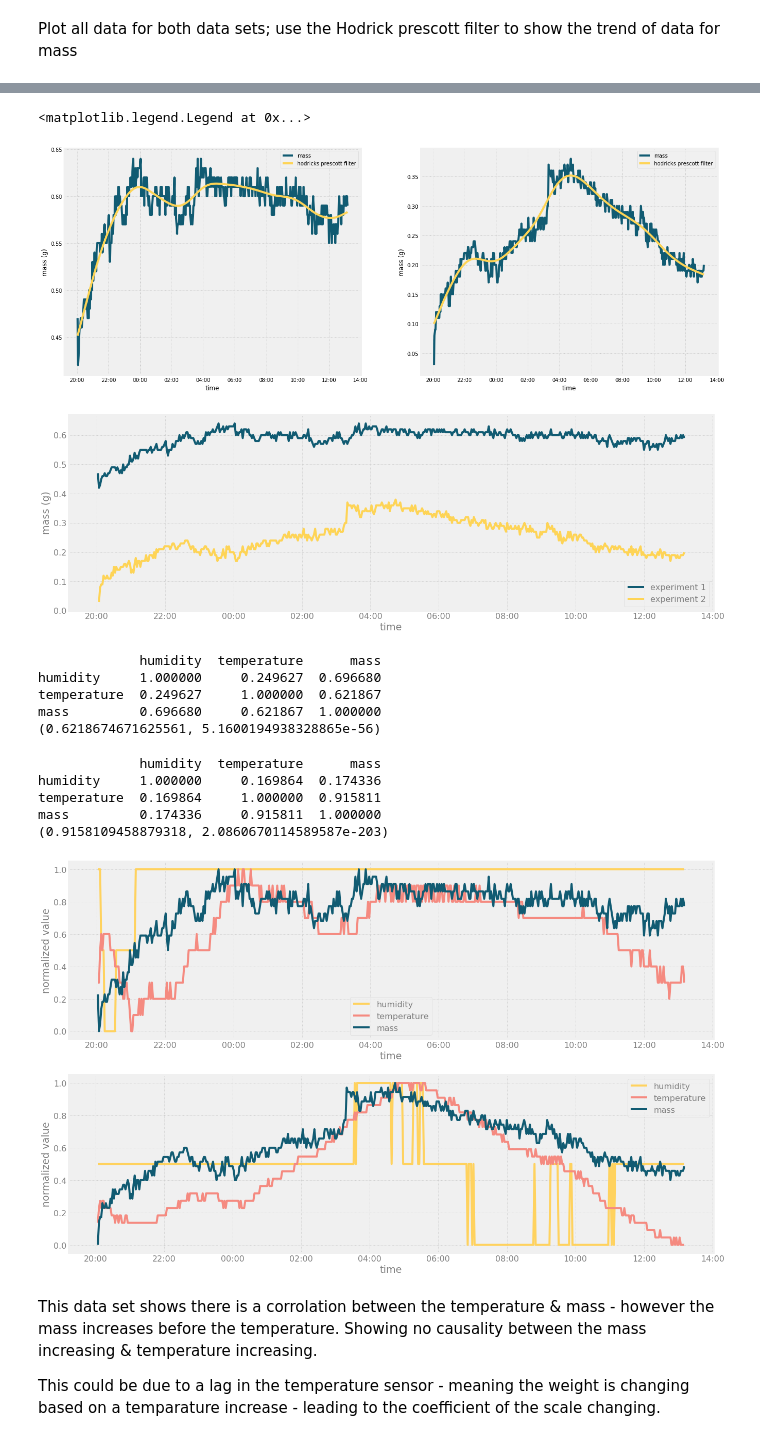
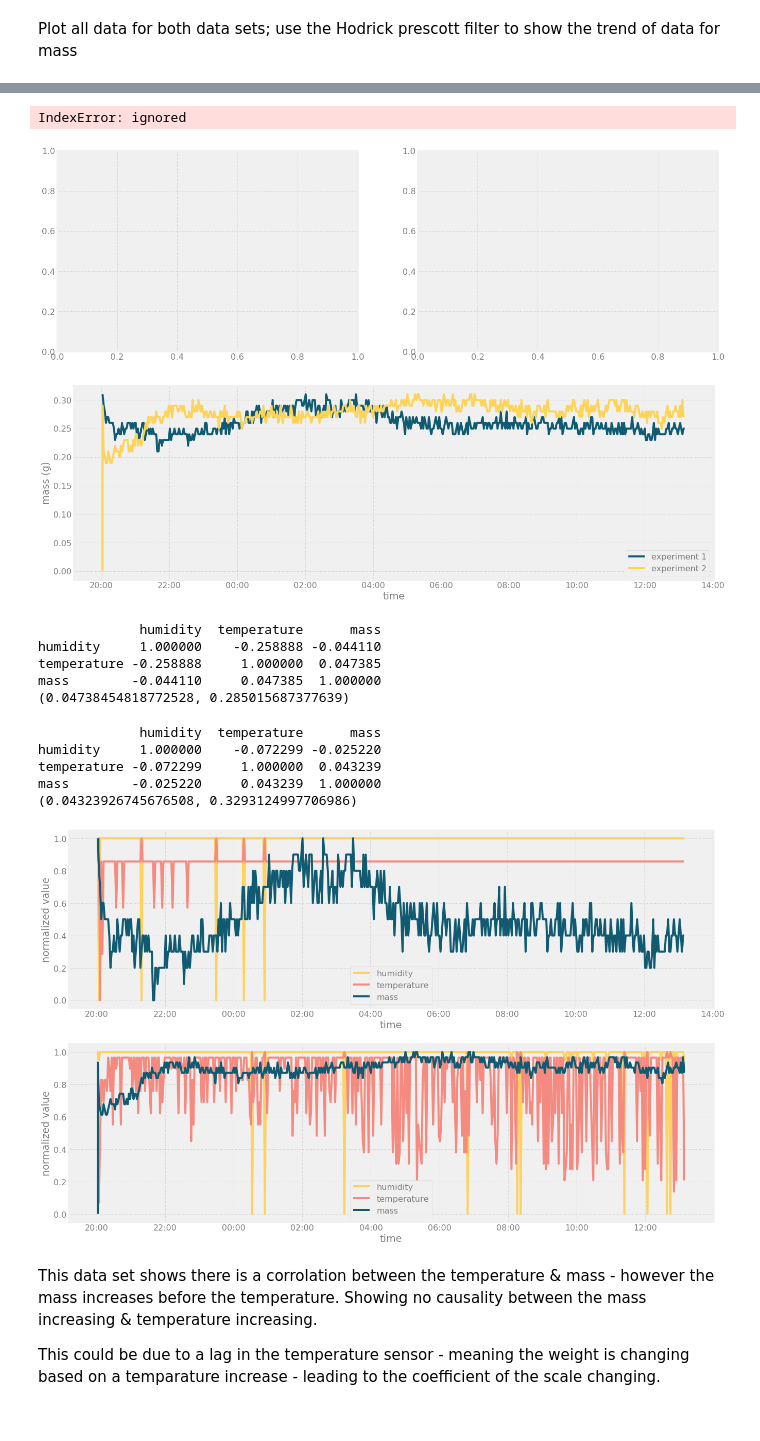
Before and after one commit to leahpattison/atmosphericWaterCollector, a Jupyter notebook: size0/Time Series Analysis 0 - heat.ipynb, the cells around one changed output, grey strips where cells are left out. Saved outputs shown, nothing was run; the diff lists cells and outputs as text; code cells hidden in the pictures.

```diff
--- a/size0/Time Series Analysis 0 - heat.ipynb
+++ b/size0/Time Series Analysis 0 - heat.ipynb
@@ -97,14 +79,15 @@ Resample to every 3 minutes - use mean sampling
 # %%
 # Open all data for size_0 data set
 
-df1 = pd.read_csv('./atmosphericWaterCollector/size0/input/exp1.csv',  header = None, names = ["time", "humidity", "temperature", "mass"])
+df1 = pd.read_csv('./atmosphericWaterCollector/size1/out/exp1.csv',  header = None, names = ["time", "humidity", "temperature", "mass"])
 df1["time"] = pd.to_datetime(df1["time"], unit='s')
 df1 = df1.set_index(pd.DatetimeIndex(df1["time"]))
 del df1["time"]
-#df1 = df1.resample('3T').mean()
+df1 = df1.resample('3T').mean()
 
-df2 = pd.read_csv('./atmosphericWaterCollector/size0/input/exp2.csv',  header = None, names = ["time", "humidity", "temperature", "mass"])
+df2 = pd.read_csv('./atmosphericWaterCollector/size1/out/exp2.csv',  header = None, names = ["time", "humidity", "temperature", "mass"])
 df2["time"] = pd.to_datetime(df2["time"], unit='s')
 df2 = df2.set_index(pd.DatetimeIndex(df2["time"]))
 del df2["time"]
-#df2 = df2.resample('2T').mean()
+df2 = df2.resample('2T').mean()
+df2
@@ -113,7 +98,7 @@ Graphing function to format graphs from this point
 # %%
 ## Graphing function
 def newfigure(*args, **kwargs):
-    fig, ax = plt.subplots(*args, **kwargs)
+    fig, ax = plt.subplots(*args, **kwargs, figsize=(15,15))
     for i, a in enumerate(fig.axes):
         a.tick_params(direction='in', grid_linestyle=":", top=True, right=True)
         a.grid(which='major', axis='both', linestyle=":")
@@ -178,8 +163,8 @@ ax[1].plot(hp_trend2, label = 'hodricks prescott filter', color=c[3])
 ax[0].legend()
 ax[1].legend()
 # %% [output]
-<matplotlib.legend.Legend at 0x...>
+IndexError: ignored
-[figure, old version]
+[figure, new version]
 # %%
 
 fig, ax = newfigure()
@@ -211,7 +196,7 @@ plt.rcParams["figure.figsize"] = [20, 7]
 #ax[0].legend()
 #ax[1].legend()
 # %% [output]
-[figure, old version]
+[figure, new version]
 # %%
 from scipy.stats import pearsonr
 
@@ -222,20 +207,20 @@ t = pearsonr(df1['mass'], df1['temperature'])
 print(t)
 # %% [output]
              humidity  temperature      mass
-humidity     1.000000     0.249627  0.696680
-temperature  0.249627     1.000000  0.621867
-mass         0.696680     0.621867  1.000000
-(0.6218674671625561, 5.1600194938328865e-56)
+humidity     1.000000    -0.258888 -0.044110
+temperature -0.258888     1.000000  0.047385
+mass        -0.044110     0.047385  1.000000
+(0.04738454818772528, 0.285015687377639)
 # %%
 print(df2.corr(method ='pearson'))
 
 print(pearsonr(df2['mass'], df2['temperature']))
 # %% [output]
              humidity  temperature      mass
-humidity     1.000000     0.169864  0.174336
-temperature  0.169864     1.000000  0.915811
-mass         0.174336     0.915811  1.000000
-(0.9158109458879318, 2.0860670114589587e-203)
+humidity     1.000000    -0.072299 -0.025220
+temperature -0.072299     1.000000  0.043239
+mass        -0.025220     0.043239  1.000000
+(0.04323926745676508, 0.3293124997706986)
 # %%
 #to normalise data take n - mean(n/stdeviation)
 
@@ -253,30 +238,30 @@ normalised_df2 = normalize(df2)
 # %%
 fig, ax = newfigure(nrows =2, ncols=1)
 
 xformatter = mdates.DateFormatter('%H:%M')
 
 t= [normalised_df1, normalised_df2]
 c = ['#FFD25E', '#F58A80','#115b72','#fed456']
 
 for i in range(len(t)):
     for name in t[i].columns:
         fig.axes[i].plot(t[i][name], color = c[t[i].columns.get_loc(name)])
         plt.gcf().axes[i].xaxis.set_major_formatter(xformatter)
         ax[i].set_xlabel("time")
 
 
 for a in fig.axes:
     a.set_ylabel("normalized value")
     a.legend()
-    plt.rcParams["figure.figsize"] = [20, 18]
+    plt.rcParams["figure.figsize"] = [20, 14]
 
 plt.rcParams.update({'font.size': 16})
 plt.rcParams.update({'text.color' : "grey",
                      'axes.labelcolor' : "grey",
                      'xtick.color': "grey",
                     'ytick.color': "grey"})
 # %% [output]
-[figure, old version]
+[figure, new version]
 # %% [markdown]
 This data set shows there is a corrolation between the temperature & mass - however the mass increases before the temperature. Showing no causality between the mass increasing & temperature increasing.
 
```
Also changed, not shown: parts of 7 cells of this notebook.
